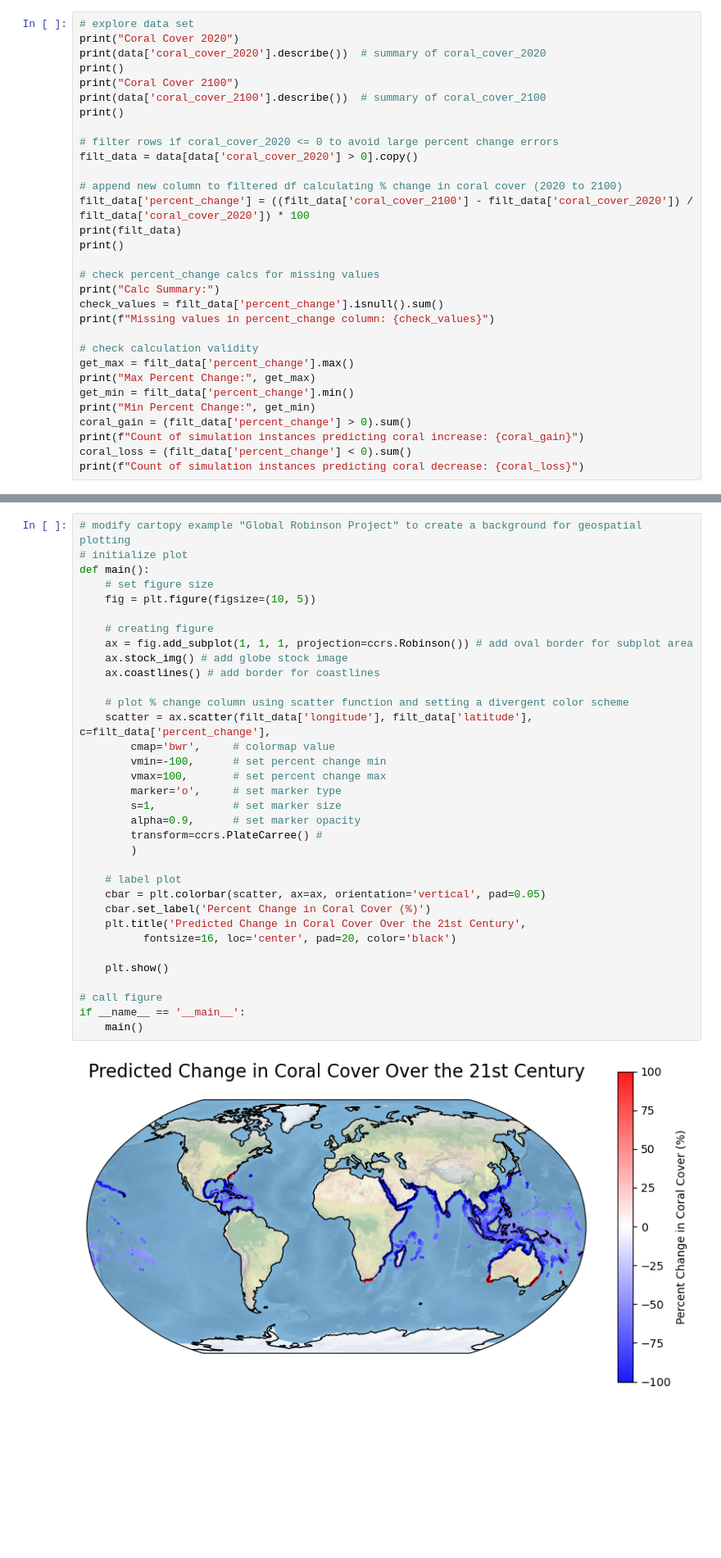
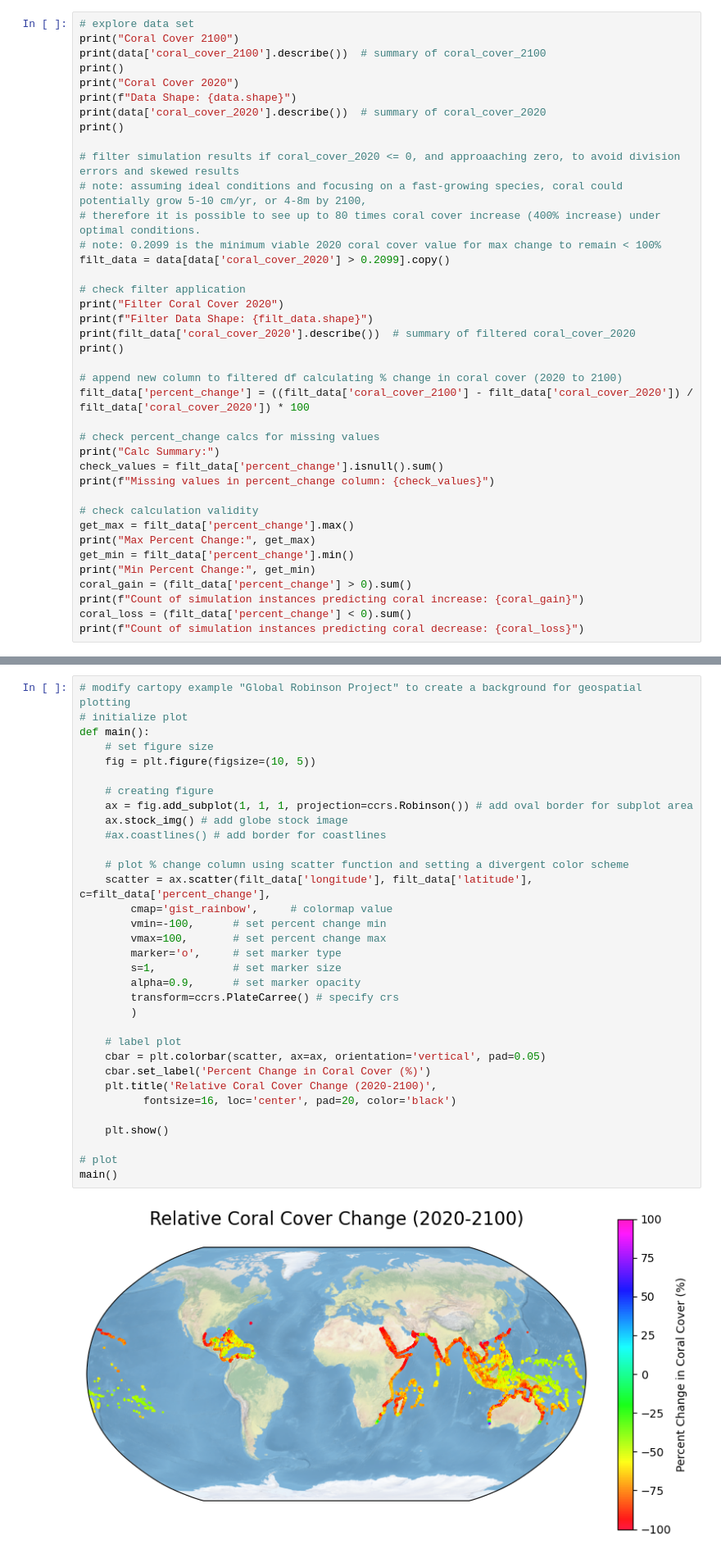
Before and after one commit to maluhiakinimaka/mbio691l-kinimaka, a Jupyter notebook: mbio691l_project_kinimaka.ipynb, the cells around one changed output, grey strips where cells are left out. Shown at 82% size. Cells and saved outputs as stored; diff of their text form; blank space fills up the shorter version.

Commit message:
Refining figure 1 by filtering/changing cm

```diff
--- a/mbio691l_project_kinimaka.ipynb
+++ b/mbio691l_project_kinimaka.ipynb
@@ -90,19 +86,27 @@ import pandas as pd
 # %%
 # explore data set
-print("Coral Cover 2020")
-print(data['coral_cover_2020'].describe())  # summary of coral_cover_2020
-print()
 print("Coral Cover 2100")
 print(data['coral_cover_2100'].describe())  # summary of coral_cover_2100
 print()
+print("Coral Cover 2020")
+print(f"Data Shape: {data.shape}")
+print(data['coral_cover_2020'].describe())  # summary of coral_cover_2020
+print()
 
-# filter rows if coral_cover_2020 <= 0 to avoid large percent change errors
-filt_data = data[data['coral_cover_2020'] > 0].copy()
+# filter simulation results if coral_cover_2020 <= 0, and approaaching zero, to avoid division errors and skewed results
+# note: assuming ideal conditions and focusing on a fast-growing species, coral could potentially grow 5-10 cm/yr, or 4-8m by 2100,
+# therefore it is possible to see up to 80 times coral cover increase (400% increase) under optimal conditions.
+# note: 0.2099 is the minimum viable 2020 coral cover value for max change to remain < 100%
+filt_data = data[data['coral_cover_2020'] > 0.2099].copy()
+
+# check filter application
+print("Filter Coral Cover 2020")
+print(f"Filter Data Shape: {filt_data.shape}")
+print(filt_data['coral_cover_2020'].describe())  # summary of filtered coral_cover_2020
+print()
 
 # append new column to filtered df calculating % change in coral cover (2020 to 2100)
 filt_data['percent_change'] = ((filt_data['coral_cover_2100'] - filt_data['coral_cover_2020']) / filt_data['coral_cover_2020']) * 100
-print(filt_data)
-print()
 
 # check percent_change calcs for missing values
 print("Calc Summary:")
@@ -139,36 +143,35 @@ Count of simulation instances predicting coral decrease: 51967
 # %%
 # modify cartopy example "Global Robinson Project" to create a background for geospatial plotting
 # initialize plot
 def main():
     # set figure size
     fig = plt.figure(figsize=(10, 5))
 
     # creating figure
     ax = fig.add_subplot(1, 1, 1, projection=ccrs.Robinson()) # add oval border for subplot area
     ax.stock_img() # add globe stock image
-    ax.coastlines() # add border for coastlines
+    #ax.coastlines() # add border for coastlines
 
     # plot % change column using scatter function and setting a divergent color scheme
     scatter = ax.scatter(filt_data['longitude'], filt_data['latitude'], c=filt_data['percent_change'],
-        cmap='bwr',     # colormap value
+        cmap='gist_rainbow',     # colormap value
         vmin=-100,      # set percent change min
         vmax=100,       # set percent change max
         marker='o',     # set marker type
         s=1,            # set marker size
         alpha=0.9,      # set marker opacity
-        transform=ccrs.PlateCarree() #
+        transform=ccrs.PlateCarree() # specify crs
         )
 
     # label plot
     cbar = plt.colorbar(scatter, ax=ax, orientation='vertical', pad=0.05)
     cbar.set_label('Percent Change in Coral Cover (%)')
-    plt.title('Predicted Change in Coral Cover Over the 21st Century',
+    plt.title('Relative Coral Cover Change (2020-2100)',
           fontsize=16, loc='center', pad=20, color='black')
 
     plt.show()
 
-# call figure
-if __name__ == '__main__':
-    main()
+# plot
+main()
 # %% [output]
-[figure, old version]
+[figure, new version]
```
Also changed, not shown: parts of 3 cells of this notebook.
